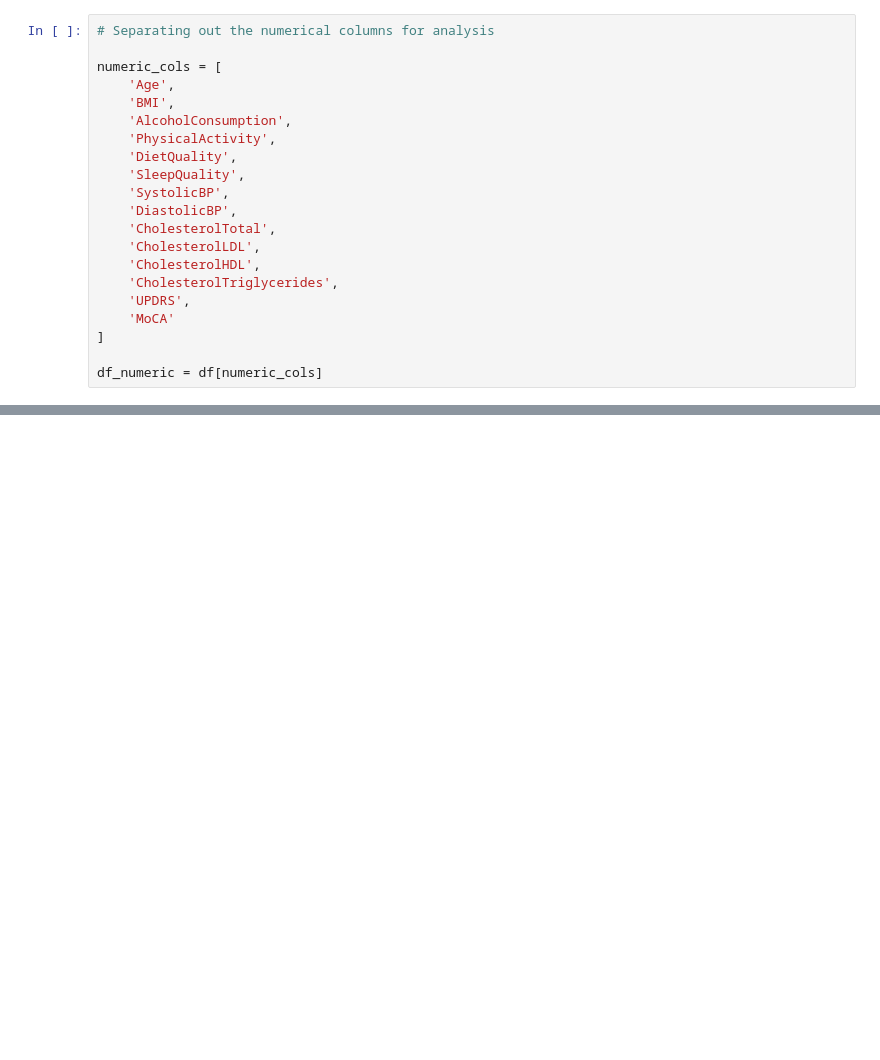
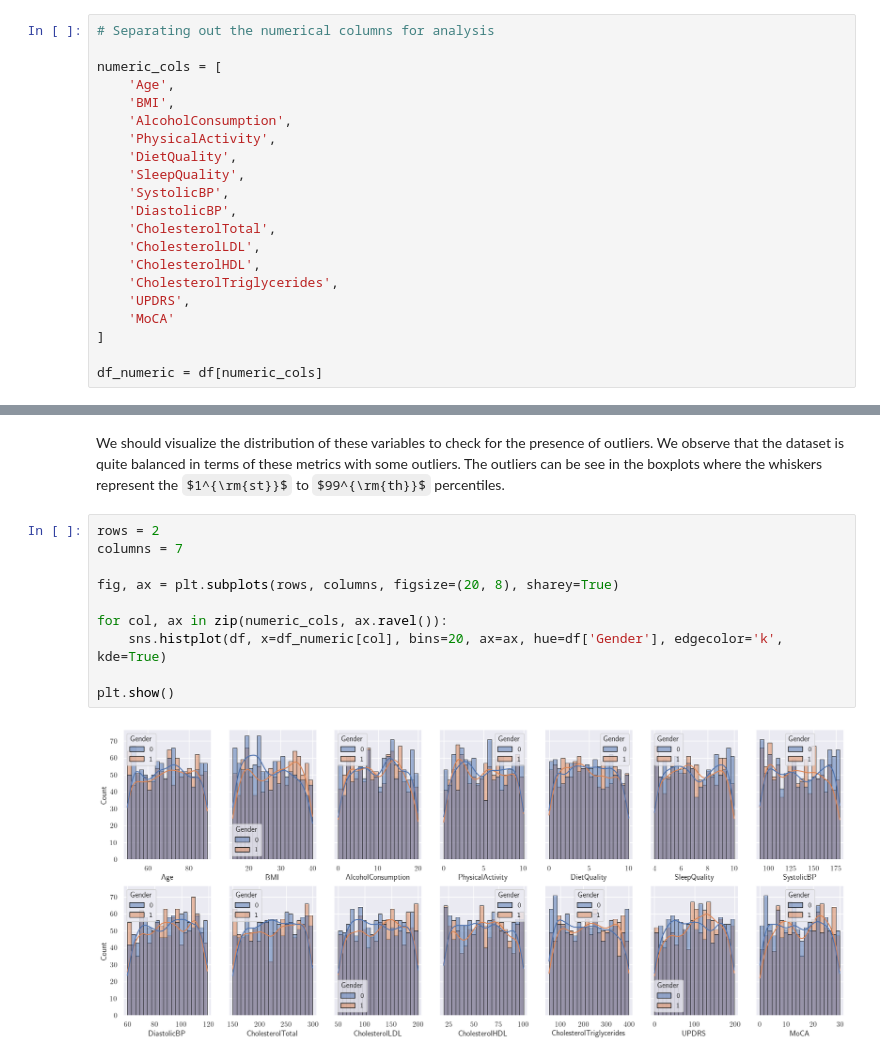
Before and after one commit to RM503/ML_projects, a Jupyter notebook: Parkinsons_classification/notebook.ipynb, the cells around one changed output, grey strips where cells are left out. Drawn from its saved outputs; the diff is of its cells as text; some formulas as TeX source; blank space fills up the shorter version.

```diff
--- a/Parkinsons_classification/notebook.ipynb
+++ b/Parkinsons_classification/notebook.ipynb
@@ -171,0 +190,14 @@ plt.show()
+# %% [markdown]
+We should visualize the distribution of these variables to check for the presence of outliers. We observe that the dataset is quite balanced in terms of these metrics with some outliers. The outliers can be see in the boxplots where the whiskers represent the $1^{\rm{st}}$ to $99^{\rm{th}}$ percentiles.
+# %%
+rows = 2
+columns = 7
+
+fig, ax = plt.subplots(rows, columns, figsize=(20, 8), sharey=True)
+
+for col, ax in zip(numeric_cols, ax.ravel()):
+    sns.histplot(df, x=df_numeric[col], bins=20, ax=ax, hue=df['Gender'], edgecolor='k', kde=True)
+
+plt.show()
+# %% [output]
+[figure, added]
```
Also changed, not shown: parts of 13 cells of this notebook.
